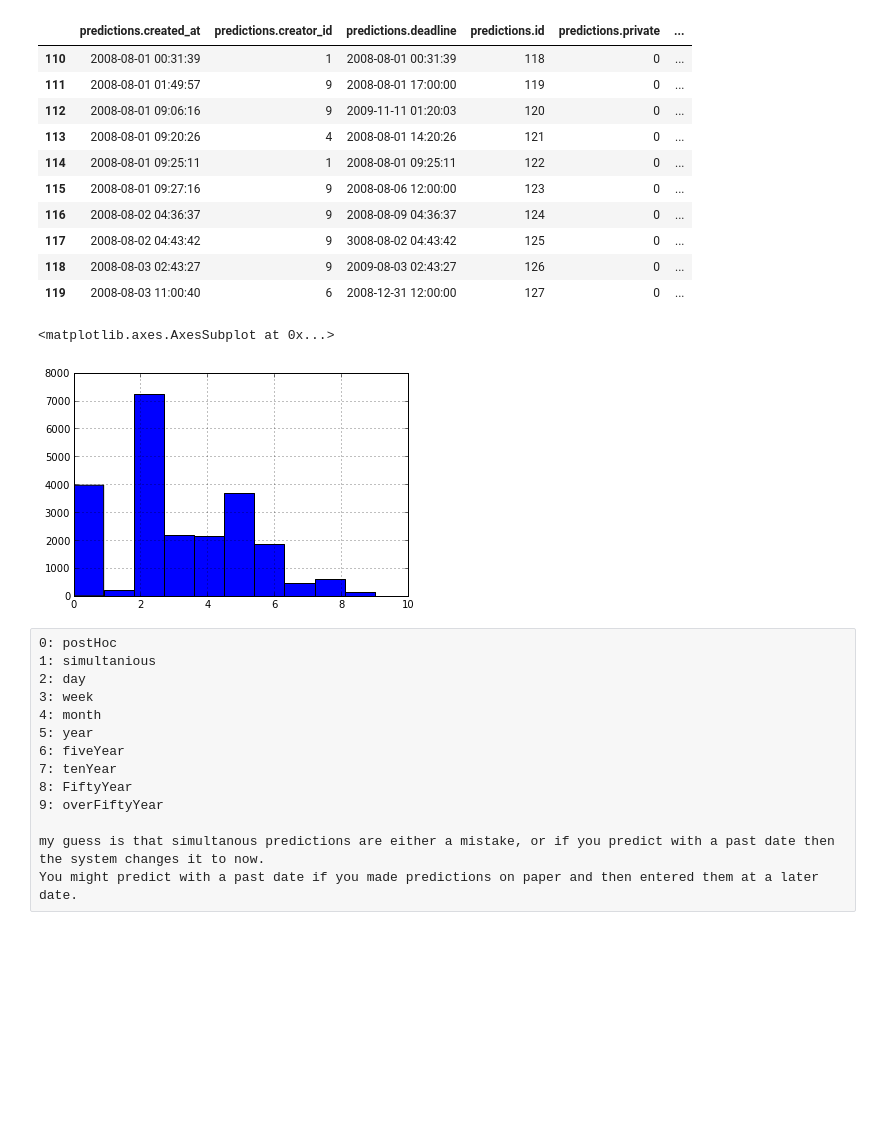
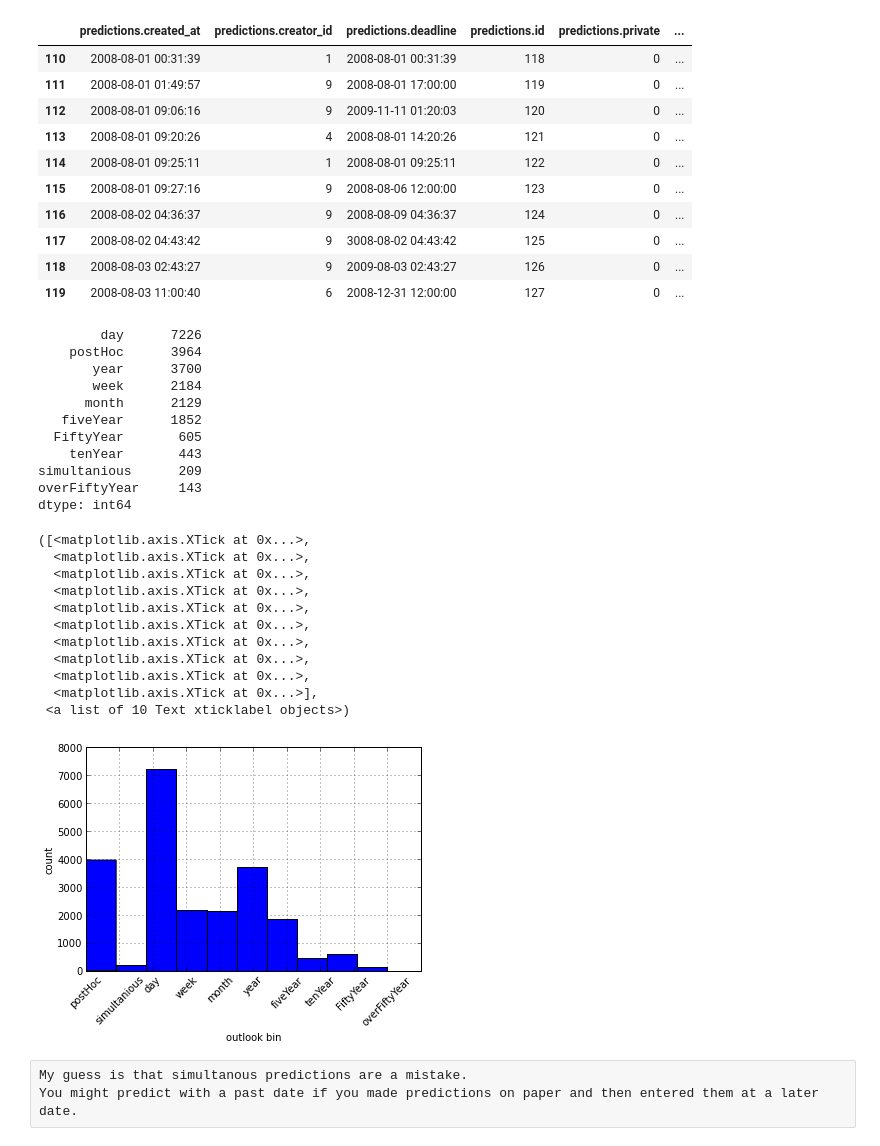
Before and after one commit to notionparallax/GA-DataScience, a Jupyter notebook: Prediction book analysis/PB prediction focus.ipynb, the cells around one changed output. Cells and saved outputs as stored; diff of their text form; code cells hidden in the pictures; blank space fills up the shorter version.

Commit message:
hist of the prediction outlooks

```diff
--- a/Prediction book analysis/PB prediction focus.ipynb
+++ b/Prediction book analysis/PB prediction focus.ipynb
@@ -116,18 +116,10 @@ def timeDelta(created, deadline):
     if times_are_legit(created) and times_are_legit(deadline): #check that the inputs are well formed
         return  binTimes(deadline - created)
 # %%
-predictions = queryAsTable("""select * from  mysql.predictions""", maxrows=0)
+predictions = queryAsTable("""select * from  mysql.predictions""", maxrows=0) # WHERE predictions.creator_id = 500
 #this all feels very ugly, especially the part where I make a coumn, split it and then delete it :(
 pair = zip(predictions["predictions.created_at"], predictions["predictions.deadline"])
-"""
-for x in pair[115:]:
-    print "   x:",x
-    print " dif:",x[1]-x[0]
-    print "  l0:",times_are_legit(x[0])
-    print "  l1:",times_are_legit(x[1])
-    print " bin:",binTimes(x[1]-x[0])
-    print " del:",timeDelta(x[0],x[1])
-"""
+
 predictions["outlook"] = [timeDelta(x[0],x[1]) for x in pair]
 predictions["outlook_bin"] = [x["bin"] for x in predictions["outlook"]]
 predictions["outlook_bin_name"] = [x["bin_name"] for x in predictions["outlook"]]
@@ -145,22 +137,40 @@ predictions[110:120]
 | 117 | 2008-08-02 04:43:42 | 9 | 3008-08-02 04:43:42 | 125 | 0 | ... |
 | 118 | 2008-08-03 02:43:27 | 9 | 2009-08-03 02:43:27 | 126 | 0 | ... |
 | 119 | 2008-08-03 11:00:40 | 6 | 2008-12-31 12:00:00 | 127 | 0 | ... |
-# %%
-predictions["outlook_bin"].hist()
-# %% [output]
-<matplotlib.axes.AxesSubplot at 0x...>
-[figure, removed]
+# %%
+print predictions["outlook_bin_name"].value_counts()
+predictions["outlook_bin"].hist()
+xlabel('outlook bin')
+ylabel('count')
+tickNames = ["postHoc","simultanious","day","week","month","year","fiveYear","tenYear","FiftyYear","overFiftyYear"]
+xticks([x for x in range(len(tickNames))], #locations,
+       [x for x in tickNames],             #labels
+       rotation=45,
+       fontsize=10)
+# %% [output]
+        day      7226
+    postHoc      3964
+       year      3700
+       week      2184
+      month      2129
+   fiveYear      1852
+  FiftyYear       605
+    tenYear       443
+simultanious      209
+overFiftyYear     143
+dtype: int64
+([<matplotlib.axis.XTick at 0x...>,
+  <matplotlib.axis.XTick at 0x...>,
+  <matplotlib.axis.XTick at 0x...>,
+  <matplotlib.axis.XTick at 0x...>,
+  <matplotlib.axis.XTick at 0x...>,
+  <matplotlib.axis.XTick at 0x...>,
+  <matplotlib.axis.XTick at 0x...>,
+  <matplotlib.axis.XTick at 0x...>,
+  <matplotlib.axis.XTick at 0x...>,
+  <matplotlib.axis.XTick at 0x...>],
+ <a list of 10 Text xticklabel objects>)
+[figure, added]
 # %% [raw]
-0: postHoc
-1: simultanious
-2: day
-3: week
-4: month
-5: year
-6: fiveYear
-7: tenYear
-8: FiftyYear
-9: overFiftyYear
-
-my guess is that simultanous predictions are either a mistake, or if you predict with a past date then the system changes it to now.
+My guess is that simultanous predictions are a mistake.
 You might predict with a past date if you made predictions on paper and then entered them at a later date.
```
